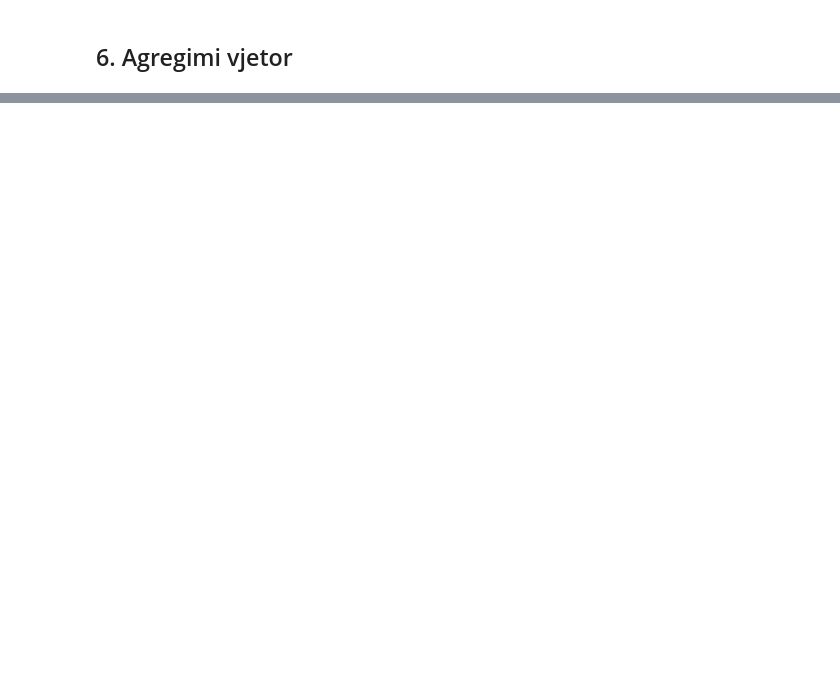
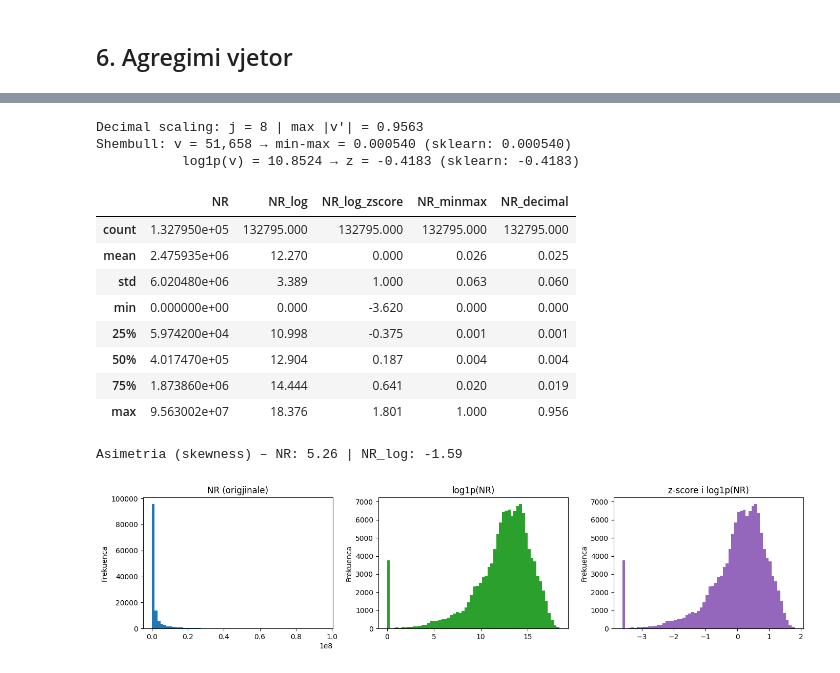
Before and after one commit to arbnortasholli/PVDh_Grupi1, a Jupyter notebook: phase1_preprocessing_eurostat.ipynb, the cells around one changed output, grey strips where cells are left out. Saved outputs shown, nothing was run; the diff lists cells and outputs as text; code cells hidden in the pictures; blank space fills up the shorter version.

Commit message:
Faza I: integrimi, krijimi i vetive, transformimi, diskretizimi, zgjedhja e vetive dhe PCA

```diff
--- a/phase1_preprocessing_eurostat.ipynb
+++ b/phase1_preprocessing_eurostat.ipynb
@@ -145,0 +658,13 @@ df_analysis.to_csv(OUTPUT_DIR / "analysis_dataset_non_missing.csv", index=False)
+# %%
+outliers_sipas_geo = iqr_outliers["geo"].value_counts().head(10)
+print("Shtetet me më shumë vlera ekstreme (IQR):")
+display(outliers_sipas_geo)
+
+# Winsorizim brenda secilës njësi (NR dhe përqindjet kanë shkallë të ndryshme)
+p_ulet = df_analysis.groupby("unit")["OBS_VALUE"].transform(lambda s: s.quantile(0.01))
+p_larte = df_analysis.groupby("unit")["OBS_VALUE"].transform(lambda s: s.quantile(0.99))
+df_analysis["OBS_VALUE_winsor"] = df_analysis["OBS_VALUE"].clip(lower=p_ulet, upper=p_larte)
+
+ndryshuar = (df_analysis["OBS_VALUE_winsor"] != df_analysis["OBS_VALUE"]).sum()
+print(f"Vlera të kufizuara nga winsorizimi: {ndryshuar} ({ndryshuar / len(df_analysis) * 100:.2f}%)")
+display(df_analysis.groupby("unit")[["OBS_VALUE", "OBS_VALUE_winsor"]].agg(["min", "max"]))
@@ -192,0 +1122,51 @@ display(annual_summary.head())
+# %%
+ka_nr = df_features["NR"].notna()
+df_features["NR_log"] = np.log1p(df_features["NR"])
+df_features.loc[ka_nr, "NR_log_zscore"] = StandardScaler().fit_transform(df_features.loc[ka_nr, ["NR_log"]]).ravel()
+df_features.loc[ka_nr, "NR_minmax"] = MinMaxScaler().fit_transform(df_features.loc[ka_nr, ["NR"]]).ravel()
+
+# Decimal scaling: j = numri më i vogël i plotë që max(|v'|) < 1
+j_decimal = int(np.floor(np.log10(df_features["NR"].abs().max()))) + 1
+df_features["NR_decimal"] = df_features["NR"] / 10 ** j_decimal
+print("Decimal scaling: j =", j_decimal, "| max |v'| =", round(df_features["NR_decimal"].abs().max(), 4))
+
+# Verifikim manual i formulave për një vlerë
+v = df_features.loc[ka_nr, "NR"].iloc[0]
+nr_min, nr_max = df_features["NR"].min(), df_features["NR"].max()
+print(f"Shembull: v = {v:,.0f} → min-max = {(v - nr_min) / (nr_max - nr_min):.6f} "
+      f"(sklearn: {df_features.loc[ka_nr, 'NR_minmax'].iloc[0]:.6f})")
+mu, sigma = df_features["NR_log"].mean(), df_features["NR_log"].std(ddof=0)
+print(f"           log1p(v) = {np.log1p(v):.4f} → z = {(np.log1p(v) - mu) / sigma:.4f} "
+      f"(sklearn: {df_features.loc[ka_nr, 'NR_log_zscore'].iloc[0]:.4f})")
+
+
+display(df_features[["NR", "NR_log", "NR_log_zscore", "NR_minmax", "NR_decimal"]].describe().round(3))
+print("Asimetria (skewness) – NR:", round(df_features["NR"].skew(), 2), "| NR_log:", round(df_features["NR_log"].skew(), 2))
+
+fig, axes = plt.subplots(1, 3, figsize=(14, 3.5))
+axes[0].hist(df_features["NR"].dropna(), bins=60, color="tab:blue")
+axes[0].set_title("NR (origjinale)")
+axes[1].hist(df_features["NR_log"].dropna(), bins=60, color="tab:green")
+axes[1].set_title("log1p(NR)")
+axes[2].hist(df_features["NR_log_zscore"].dropna(), bins=60, color="tab:purple")
+axes[2].set_title("z-score i log1p(NR)")
+for ax in axes:
+    ax.set_ylabel("Frekuenca")
+plt.tight_layout()
+plt.savefig(OUTPUT_DIR / "fig_02_transformimi.png", dpi=120)
+plt.show()
+# %% [output]
+Decimal scaling: j = 8 | max |v'| = 0.9563
+Shembull: v = 51,658 → min-max = 0.000540 (sklearn: 0.000540)
+           log1p(v) = 10.8524 → z = -0.4183 (sklearn: -0.4183)
+|  | NR | NR_log | NR_log_zscore | NR_minmax | NR_decimal |
+| count | 1.327950e+05 | 132795.000 | 132795.000 | 132795.000 | 132795.000 |
+| mean | 2.475935e+06 | 12.270 | 0.000 | 0.026 | 0.025 |
+| std | 6.020480e+06 | 3.389 | 1.000 | 0.063 | 0.060 |
+| min | 0.000000e+00 | 0.000 | -3.620 | 0.000 | 0.000 |
+| 25% | 5.974200e+04 | 10.998 | -0.375 | 0.001 | 0.001 |
+| 50% | 4.017470e+05 | 12.904 | 0.187 | 0.004 | 0.004 |
+| 75% | 1.873860e+06 | 14.444 | 0.641 | 0.020 | 0.019 |
+| max | 9.563002e+07 | 18.376 | 1.801 | 1.000 | 0.956 |
+Asimetria (skewness) – NR: 5.26 | NR_log: -1.59
+[figure, added]
```
Also changed, not shown: parts of 59 cells of this notebook, 1 other file.
